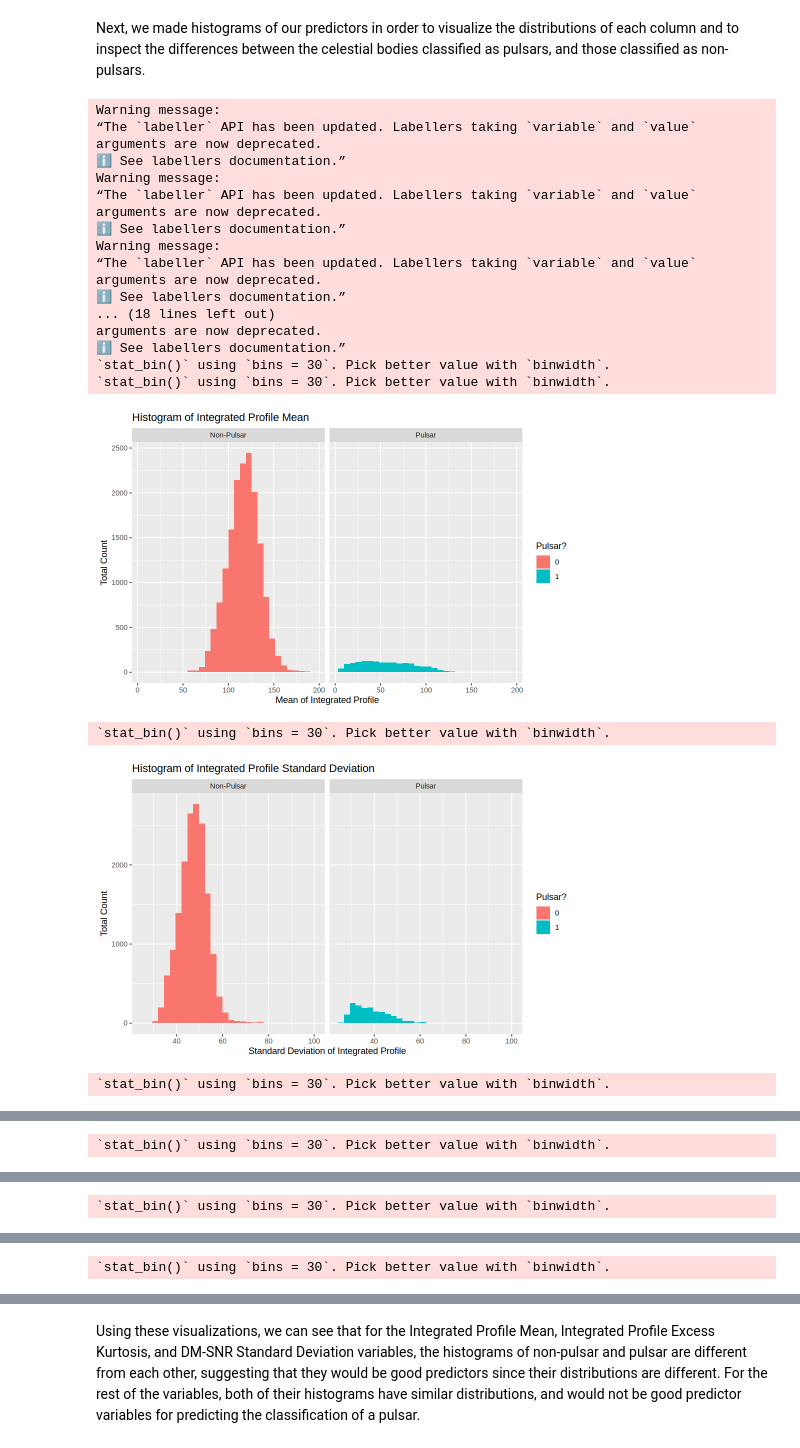
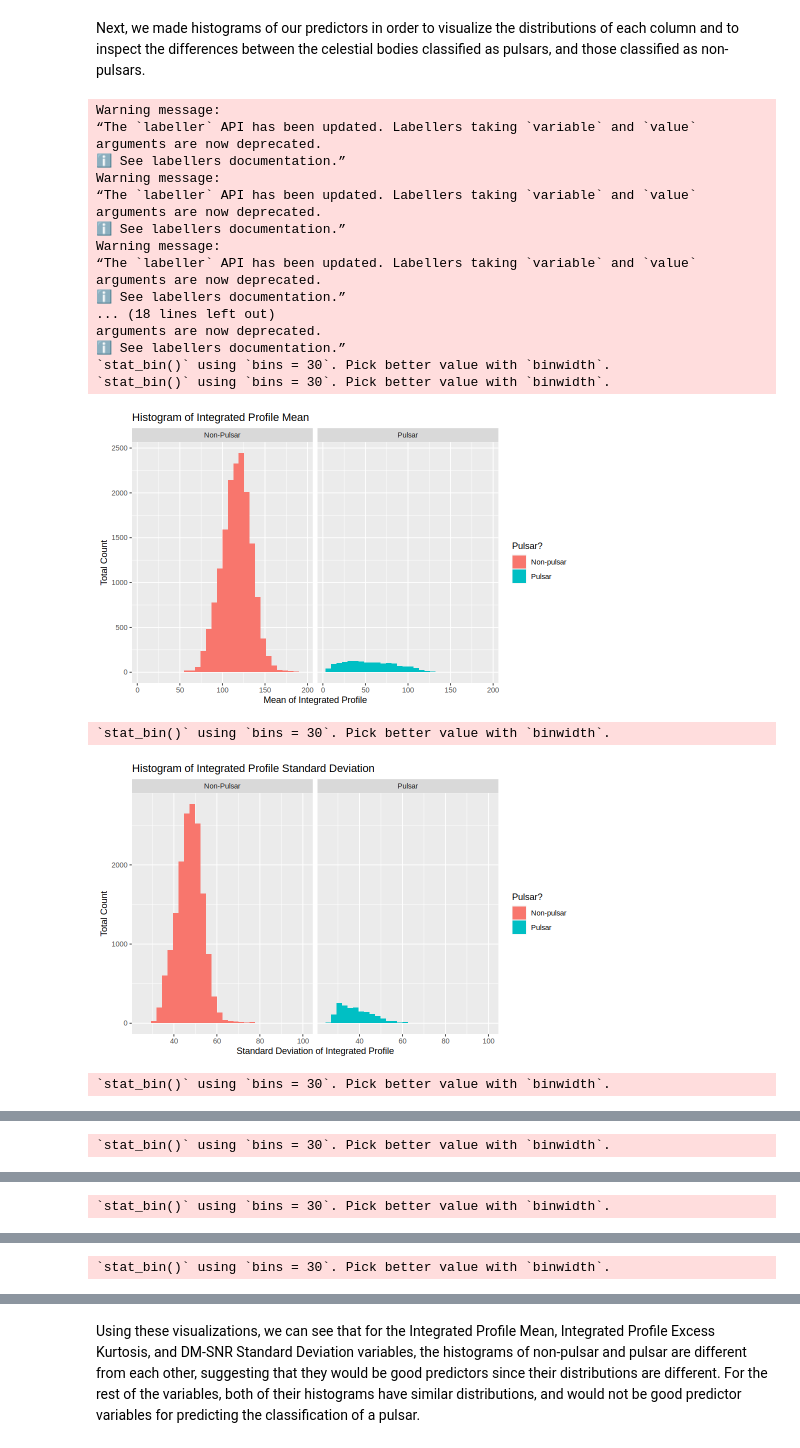
Before and after one commit to aronthemon/dsci-100-group-project, a Jupyter notebook: report_group_35.ipynb, the cells around one changed output, grey strips where cells are left out. Saved outputs shown, nothing was run; the diff lists cells and outputs as text; code cells hidden in the pictures.

Commit message:
added legend text labels to histograms

```diff
--- a/report_group_35.ipynb
+++ b/report_group_35.ipynb
@@ -114,6 +127,8 @@ ip_mean_plot <- ggplot(pulsar_data, aes(x = ip_mean, fill=pulsar)) +
     xlab("Mean of Integrated Profile") +
     ylab("Total Count") +
     labs(fill="Pulsar?") +
+    scale_fill_discrete(breaks = c(0, 1),
+                             labels = c("Non-pulsar", "Pulsar")) +
     ggtitle("Histogram of Integrated Profile Mean")+
     facet_wrap(vars(pulsar), labeller = pulsar_labeller)
 
@@ -122,6 +137,8 @@ ip_std_dev_plot <- ggplot(pulsar_data, aes(x = ip_std_dev, fill=pulsar)) +
     xlab("Standard Deviation of Integrated Profile") +
     ylab("Total Count") +
     labs(fill="Pulsar?") +
+    scale_fill_discrete(breaks = c(0, 1),
+                             labels = c("Non-pulsar", "Pulsar")) +
     ggtitle("Histogram of Integrated Profile Standard Deviation")+
     facet_wrap(vars(pulsar), labeller = pulsar_labeller)
 
@@ -130,6 +147,8 @@ ip_excess_kurtosis <- ggplot(pulsar_data, aes(x = ip_excess_kurtosis, fill=pulsa
     xlab("Excess Kurtosis of Integrated Profile") +
     ylab("Total Count") +
     labs(fill="Pulsar?") +
+    scale_fill_discrete(breaks = c(0, 1),
+                             labels = c("Non-pulsar", "Pulsar")) +
     ggtitle("Histogram of Integrated Profile Excess Kurtosis")+
     facet_wrap(vars(pulsar), labeller = pulsar_labeller)
 
@@ -138,6 +157,8 @@ ip_skewness <- ggplot(pulsar_data, aes(x = ip_skewness, fill=pulsar)) +
     xlab("Skewness of Integrated Profile") +
     ylab("Total Count") +
     labs(fill="Pulsar?") +
+    scale_fill_discrete(breaks = c(0, 1),
+                             labels = c("Non-pulsar", "Pulsar")) +
     ggtitle("Histogram of Integrated Profile Skewness")+
     facet_wrap(vars(pulsar), labeller = pulsar_labeller)
 
@@ -146,6 +167,8 @@ dm_snr_mean_plot <- ggplot(pulsar_data, aes(x = dm_snr_mean, fill=pulsar)) +
     xlab("Mean of DM-SNR") +
     ylab("Total Count") +
     labs(fill="Pulsar?") +
+    scale_fill_discrete(breaks = c(0, 1),
+                             labels = c("Non-pulsar", "Pulsar")) +
     ggtitle("Histogram of DM-SNR Mean")+
     facet_wrap(vars(pulsar), labeller = pulsar_labeller)
 
@@ -154,6 +177,8 @@ dm_snr_std_dev_plot <- ggplot(pulsar_data, aes(x = dm_snr_std_dev, fill=pulsar))
     xlab("Standard Deviation of DM-SNR") +
     ylab("Total Count") +
     labs(fill="Pulsar?") +
+    scale_fill_discrete(breaks = c(0, 1),
+                             labels = c("Non-pulsar", "Pulsar")) +
     ggtitle("Histogram of DM-SNR Standard Deviation")+
     facet_wrap(vars(pulsar), labeller = pulsar_labeller)
 
@@ -162,6 +187,8 @@ dm_snr_excess_kurtosis <- ggplot(pulsar_data, aes(x = dm_snr_excess_kurtosis, fi
     xlab("Excess Kurtosis of DM-SNR") +
     ylab("Total Count") +
     labs(fill="Pulsar?") +
+    scale_fill_discrete(breaks = c(0, 1),
+                             labels = c("Non-pulsar", "Pulsar")) +
     ggtitle("Histogram of DM-SNR Excess Kurtosis")+
     facet_wrap(vars(pulsar), labeller = pulsar_labeller)
 
@@ -170,38 +197,40 @@ dm_snr_skewness <- ggplot(pulsar_data, aes(x = dm_snr_skewness, fill=pulsar)) +
     xlab("Skewness of DM-SNR") +
     ylab("Total Count") +
     labs(fill="Pulsar?") +
+    scale_fill_discrete(breaks = c(0, 1),
+                             labels = c("Non-pulsar", "Pulsar")) +
     ggtitle("Histogram of DM-SNR Skewness")+
     facet_wrap(vars(pulsar), labeller = pulsar_labeller)
 
 
 # Display plots
 ip_mean_plot
 ip_std_dev_plot
 ip_excess_kurtosis
 ip_skewness
 dm_snr_mean_plot
 dm_snr_std_dev_plot
 dm_snr_excess_kurtosis
 dm_snr_skewness
 # %% [output]
 Warning message:
 “The `labeller` API has been updated. Labellers taking `variable` and `value`
 arguments are now deprecated.
 ℹ See labellers documentation.”
 Warning message:
 “The `labeller` API has been updated. Labellers taking `variable` and `value`
 arguments are now deprecated.
 ℹ See labellers documentation.”
 Warning message:
 “The `labeller` API has been updated. Labellers taking `variable` and `value`
 arguments are now deprecated.
 ℹ See labellers documentation.”
 ... (18 lines left out)
 arguments are now deprecated.
 ℹ See labellers documentation.”
 `stat_bin()` using `bins = 30`. Pick better value with `binwidth`.
 `stat_bin()` using `bins = 30`. Pick better value with `binwidth`.
-[figure, old version]
+[figure, new version]
 `stat_bin()` using `bins = 30`. Pick better value with `binwidth`.
-[figure, old version]
+[figure, new version]
 `stat_bin()` using `bins = 30`. Pick better value with `binwidth`.
```
Also changed, not shown: parts of 2 cells of this notebook.
